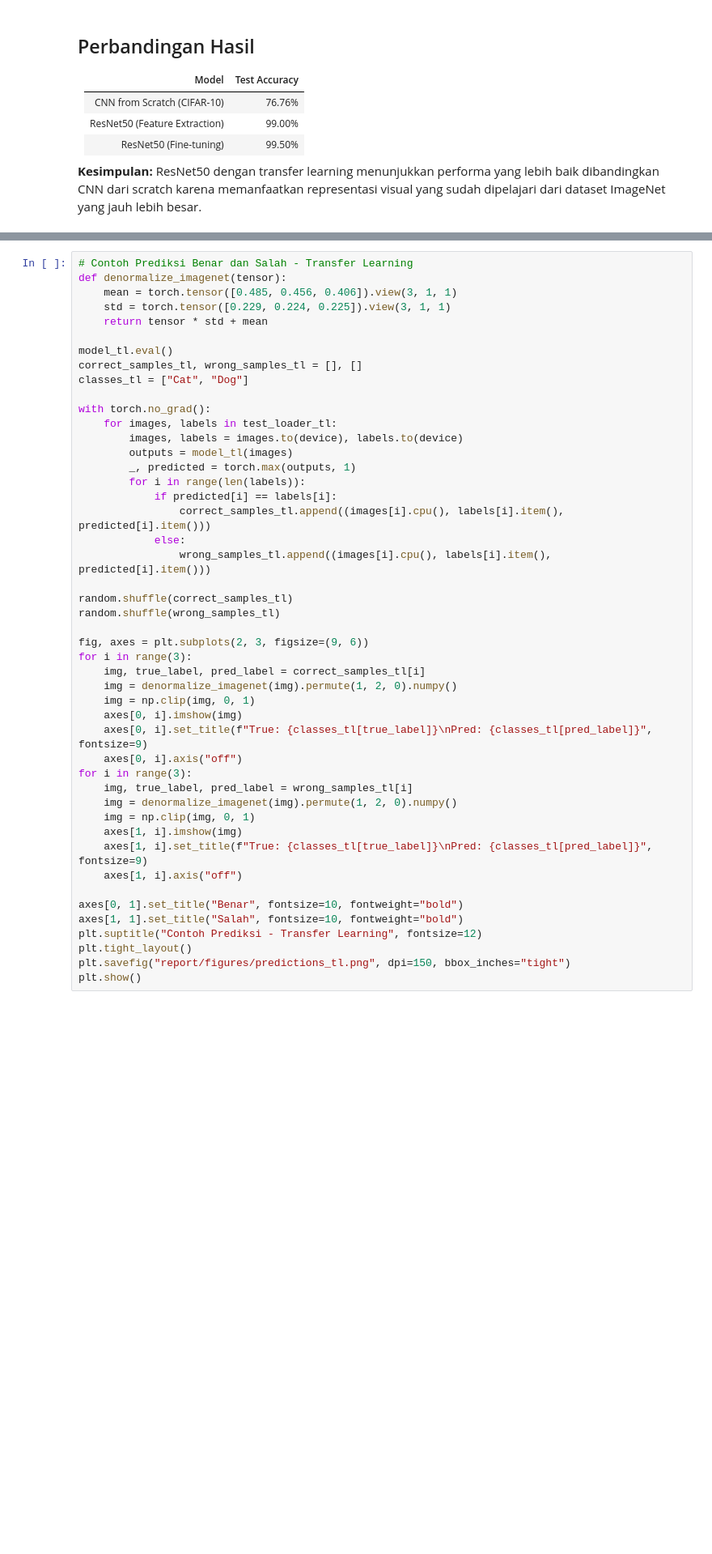
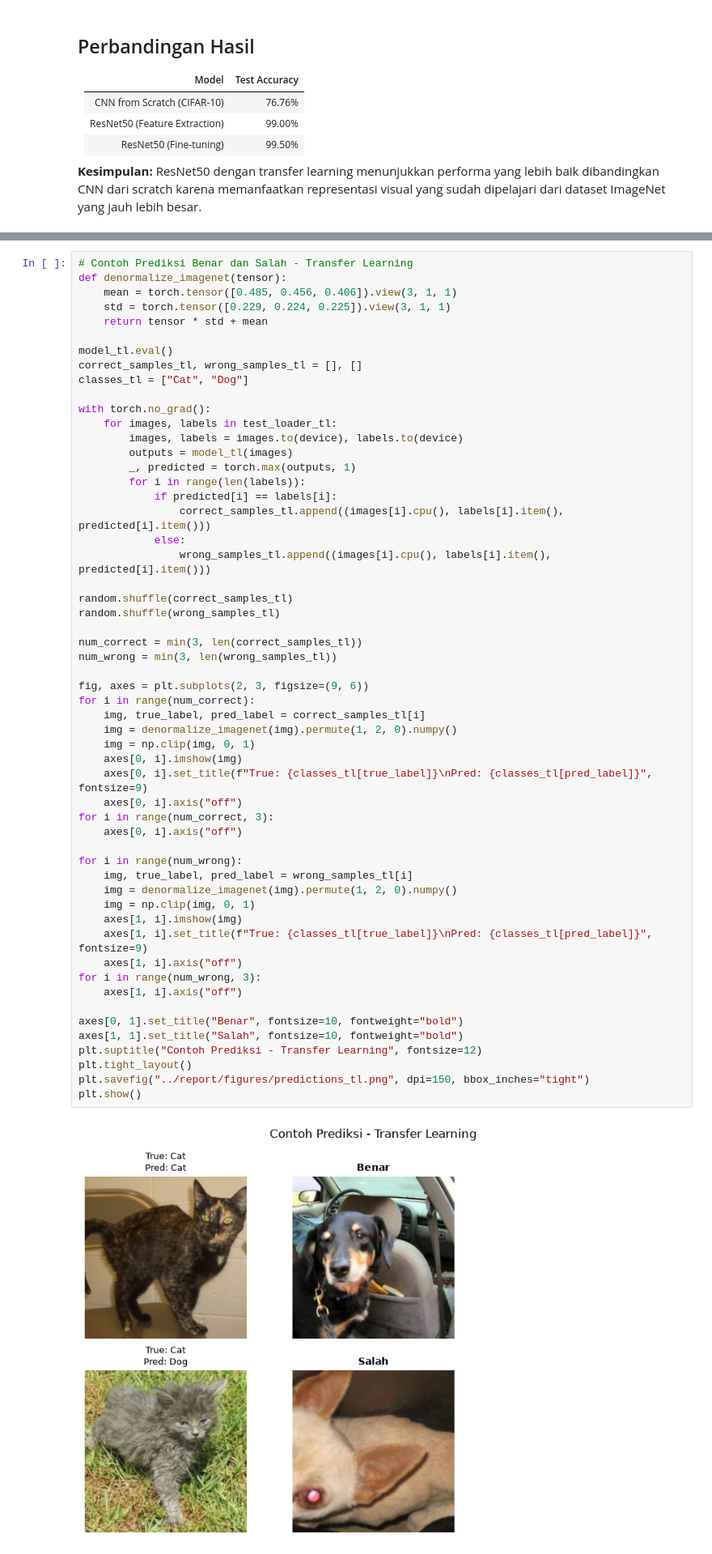
Before and after one commit to MowlandCodes/cnn_vs_transfer_learning, a Jupyter notebook: notebook/cnn_vs_transfer_learning.ipynb, the cells around one changed output, grey strips where cells are left out. Shown at 81% size. Saved outputs shown, nothing was run; the diff lists cells and outputs as text; blank space fills up the shorter version.

```diff
--- a/notebook/cnn_vs_transfer_learning.ipynb
+++ b/notebook/cnn_vs_transfer_learning.ipynb
@@ -629,33 +658,43 @@ with torch.no_grad():
         outputs = model_tl(images)
         _, predicted = torch.max(outputs, 1)
         for i in range(len(labels)):
             if predicted[i] == labels[i]:
                 correct_samples_tl.append((images[i].cpu(), labels[i].item(), predicted[i].item()))
             else:
                 wrong_samples_tl.append((images[i].cpu(), labels[i].item(), predicted[i].item()))
 
 random.shuffle(correct_samples_tl)
 random.shuffle(wrong_samples_tl)
 
+num_correct = min(3, len(correct_samples_tl))
+num_wrong = min(3, len(wrong_samples_tl))
+
 fig, axes = plt.subplots(2, 3, figsize=(9, 6))
-for i in range(3):
+for i in range(num_correct):
     img, true_label, pred_label = correct_samples_tl[i]
     img = denormalize_imagenet(img).permute(1, 2, 0).numpy()
     img = np.clip(img, 0, 1)
     axes[0, i].imshow(img)
     axes[0, i].set_title(f"True: {classes_tl[true_label]}\nPred: {classes_tl[pred_label]}", fontsize=9)
     axes[0, i].axis("off")
-for i in range(3):
+for i in range(num_correct, 3):
+    axes[0, i].axis("off")
+
+for i in range(num_wrong):
     img, true_label, pred_label = wrong_samples_tl[i]
     img = denormalize_imagenet(img).permute(1, 2, 0).numpy()
     img = np.clip(img, 0, 1)
     axes[1, i].imshow(img)
     axes[1, i].set_title(f"True: {classes_tl[true_label]}\nPred: {classes_tl[pred_label]}", fontsize=9)
     axes[1, i].axis("off")
+for i in range(num_wrong, 3):
+    axes[1, i].axis("off")
 
 axes[0, 1].set_title("Benar", fontsize=10, fontweight="bold")
 axes[1, 1].set_title("Salah", fontsize=10, fontweight="bold")
 plt.suptitle("Contoh Prediksi - Transfer Learning", fontsize=12)
 plt.tight_layout()
-plt.savefig("report/figures/predictions_tl.png", dpi=150, bbox_inches="tight")
+plt.savefig("../report/figures/predictions_tl.png", dpi=150, bbox_inches="tight")
 plt.show()
+# %% [output]
+[figure, added]
```
Also changed, not shown: parts of 12 cells of this notebook, 6 other files.
